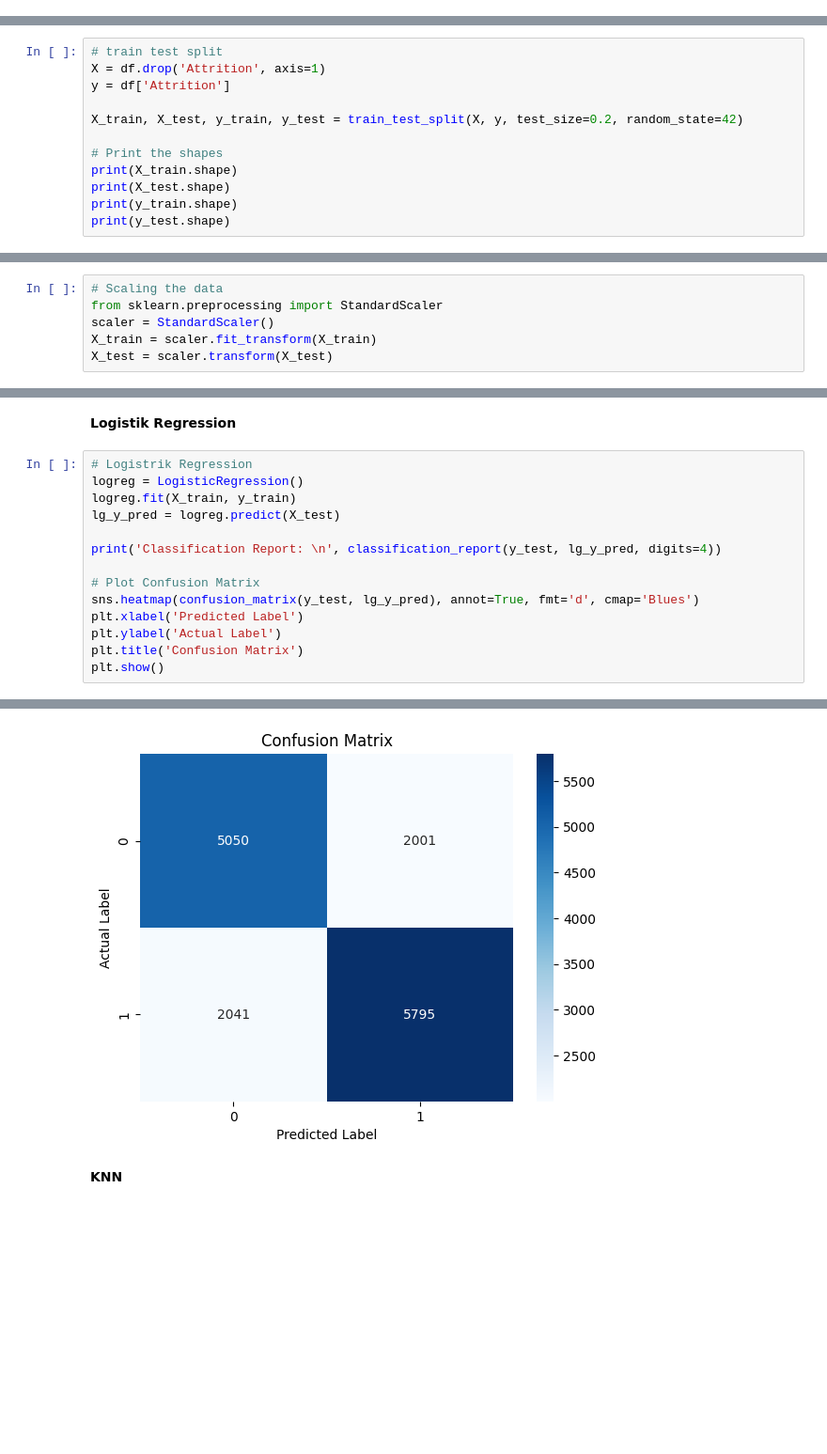
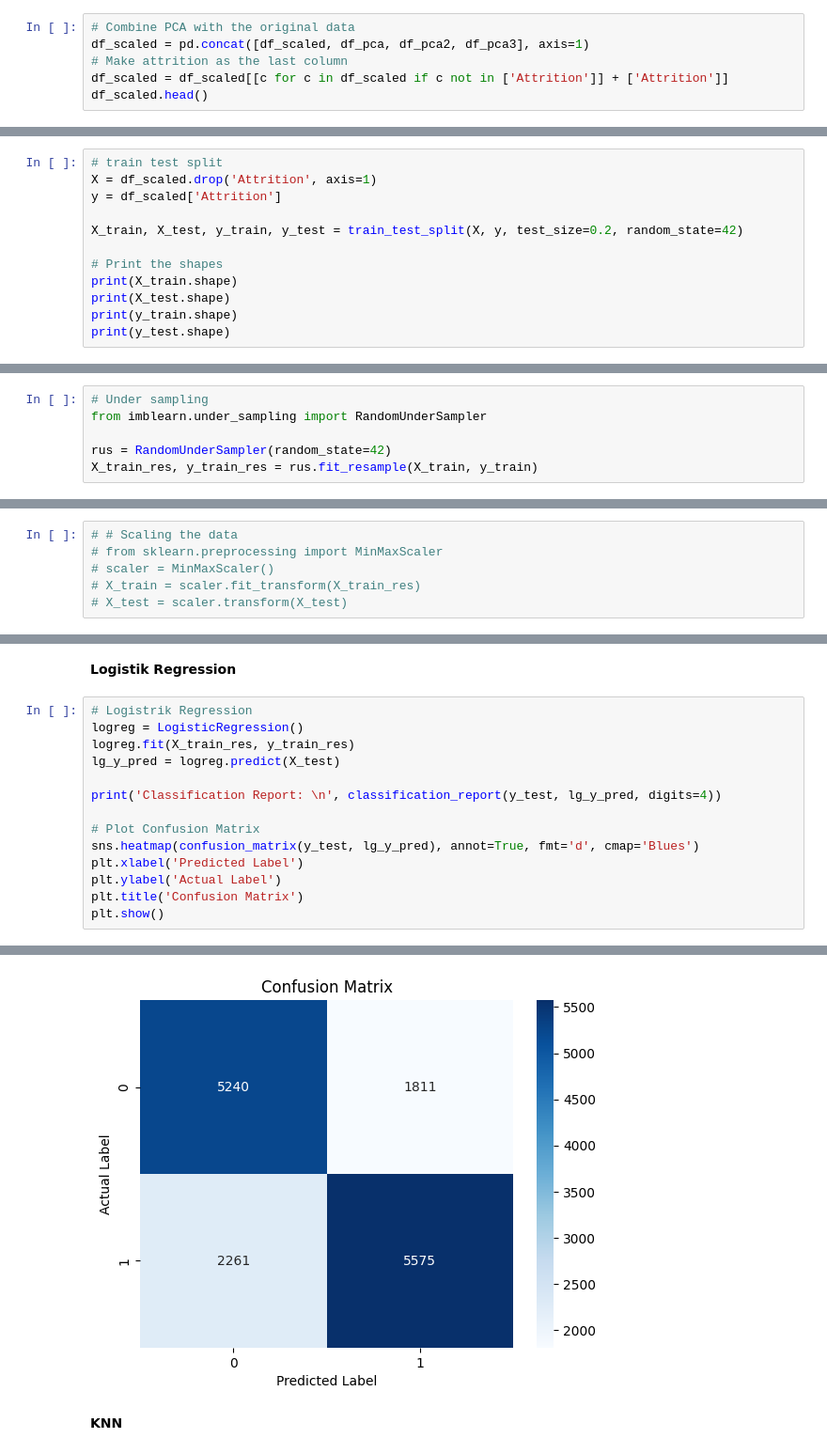
Before and after one commit to rifqimaruf/fp-pm-b, a Jupyter notebook: skenario2.ipynb, the cells around one changed output, grey strips where cells are left out. Shown at 94% size. Drawn from its saved outputs; the diff is of its cells as text; blank space fills up the shorter version.

```diff
--- a/skenario2.ipynb
+++ b/skenario2.ipynb
@@ -41,0 +112,6 @@ df.head()
+# %%
+# Combine PCA with the original data
+df_scaled = pd.concat([df_scaled, df_pca, df_pca2, df_pca3], axis=1)
+# Make attrition as the last column
+df_scaled = df_scaled[[c for c in df_scaled if c not in ['Attrition']] + ['Attrition']]
+df_scaled.head()
@@ -43,8 +126,8 @@ df.head()
 # Train Test Split
 # %%
 # train test split
-X = df.drop('Attrition', axis=1)
-y = df['Attrition']
+X = df_scaled.drop('Attrition', axis=1)
+y = df_scaled['Attrition']
 
 X_train, X_test, y_train, y_test = train_test_split(X, y, test_size=0.2, random_state=42)
 
@@ -60,0 +151,6 @@ print(y_test.shape)
+# %%
+# Under sampling
+from imblearn.under_sampling import RandomUnderSampler
+
+rus = RandomUnderSampler(random_state=42)
+X_train_res, y_train_res = rus.fit_resample(X_train, y_train)
@@ -61,9 +164,9 @@ print(y_test.shape)
 # %%
-# Scaling the data
-from sklearn.preprocessing import StandardScaler
-scaler = StandardScaler()
-X_train = scaler.fit_transform(X_train)
-X_test = scaler.transform(X_test)
+# # Scaling the data
+# from sklearn.preprocessing import MinMaxScaler
+# scaler = MinMaxScaler()
+# X_train = scaler.fit_transform(X_train_res)
+# X_test = scaler.transform(X_test)
 # %% [markdown]
 # Model
 # %% [markdown]
@@ -71,7 +174,7 @@ X_test = scaler.transform(X_test)
 # %%
 # Logistrik Regression
 logreg = LogisticRegression()
-logreg.fit(X_train, y_train)
+logreg.fit(X_train_res, y_train_res)
 lg_y_pred = logreg.predict(X_test)
 
 print('Classification Report: \n', classification_report(y_test, lg_y_pred, digits=4))
@@ -95,4 +198,4 @@ weighted avg     0.7286    0.7285    0.7285     14887
-[figure, old version]
+[figure, new version]
 # %% [markdown]
 **KNN**
 # %%
```
Also changed, not shown: parts of 24 cells of this notebook, 4 other files.
